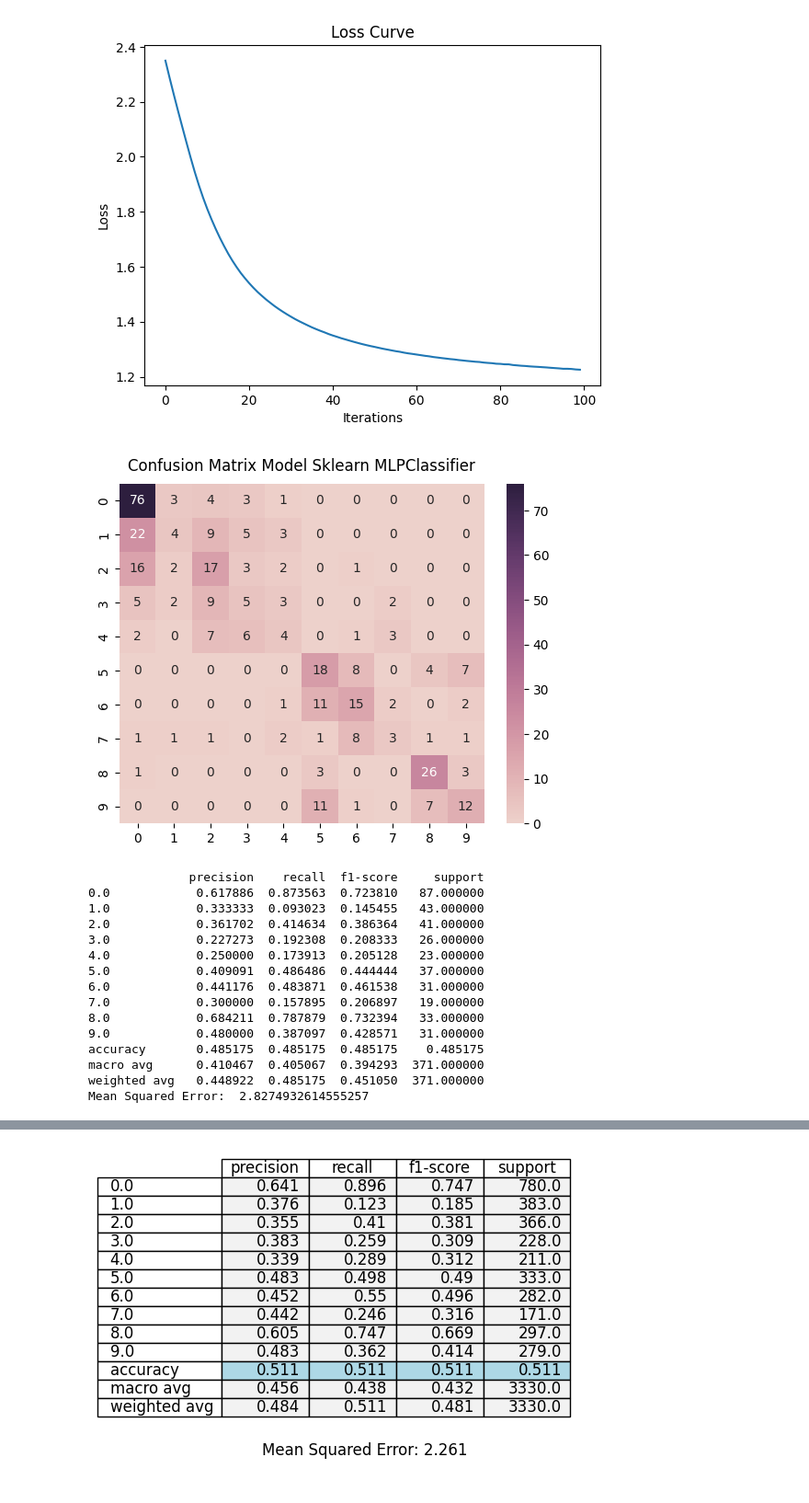
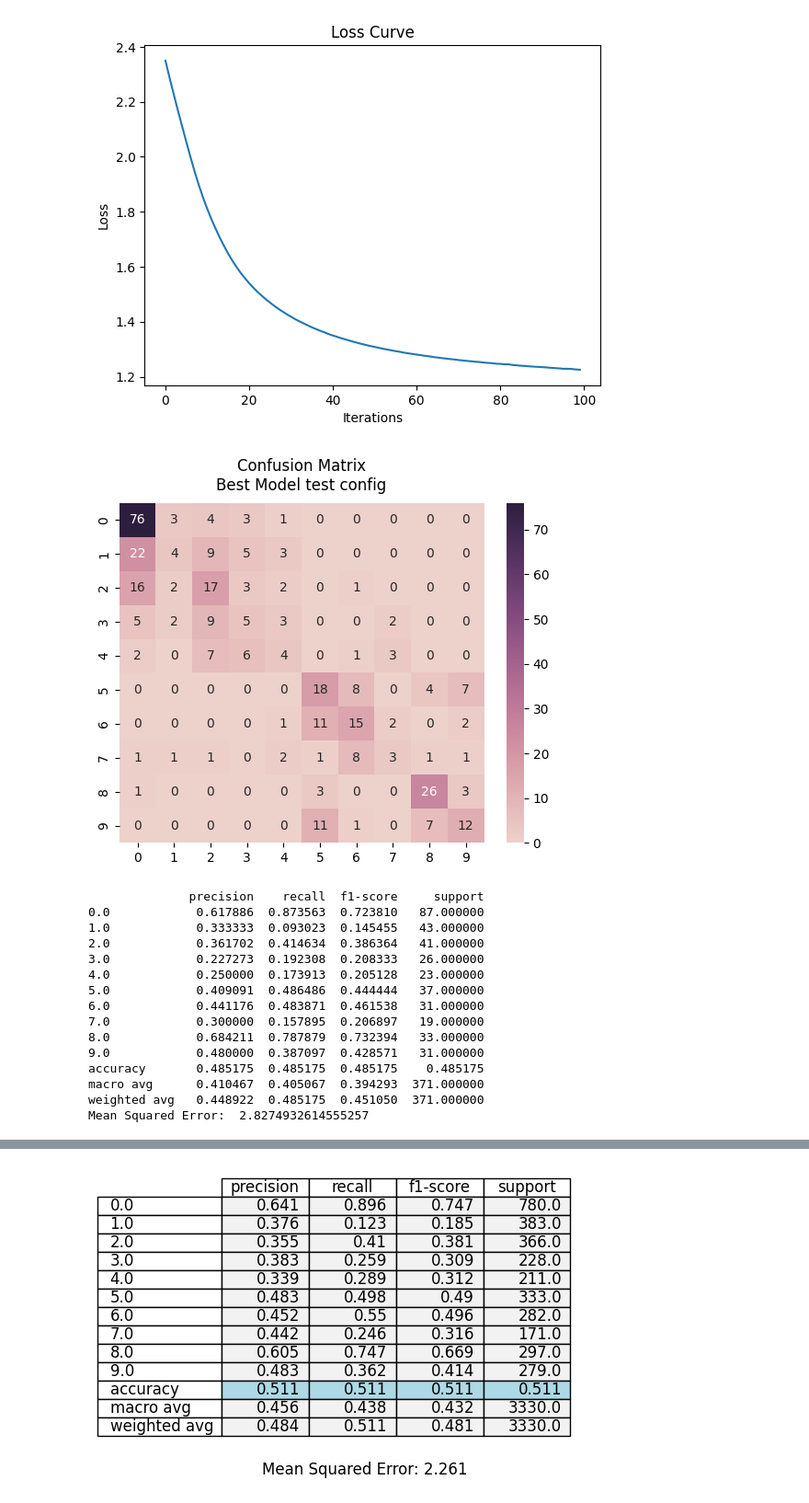
Before and after one commit to WawanWidiantara/Multi-Layer-Perceptron, a Jupyter notebook: MLP-sklearn.ipynb, the cells around one changed output, grey strips where cells are left out. Shown at 92% size. Drawn from its saved outputs; the diff is of its cells as text; code cells hidden in the pictures.

Commit message:
+ update image

```diff
--- a/MLP-sklearn.ipynb
+++ b/MLP-sklearn.ipynb
@@ -276,7 +276,9 @@ def plot_cm(matrix, title):
     ax = plt.subplot()
     sns.heatmap(matrix, annot=True, fmt='g', ax=ax, cmap=sns.cubehelix_palette(as_cmap=True))
 
-    ax.set_title(f'Confusion Matrix {title}', pad=10);
+    ax.set_title(f'Confusion Matrix\n{title}', pad=10);
+    # plt.text(0.5,0.5,title,ha="center",va="center",fontsize=12)
+    plt.savefig(f'confusion-matrix-jpeg/Confusion Matrix {title}.jpg', transparent=False, dpi=100,bbox_inches='tight')
     plt.show()
 # %%
 from pandas.plotting import table as pd_table  # Rename the table module to avoid conflicts
@@ -304,15 +306,15 @@ def report_maker(model_report, mse, config, label):
 # %%
 from sklearn.metrics import confusion_matrix, classification_report, mean_squared_error
 
 confussion_matrix = confusion_matrix(y_test, predict)
-plot_cm(confussion_matrix, 'Model Sklearn MLPClassifier')
+plot_cm(confussion_matrix, 'Best Model test config')
 
 model1_report = classification_report(y_test, predict, output_dict=True)
 print(pd.DataFrame(model1_report).transpose())
 
 print("Mean Squared Error: ", mean_squared_error(y_test, predict))
 # %% [output]
-[figure, old version]
+[figure, new version]
               precision    recall  f1-score     support
 0.0            0.617886  0.873563  0.723810   87.000000
 1.0            0.333333  0.093023  0.145455   43.000000
```
Also changed, not shown: parts of 4 cells of this notebook, 17 other files.
